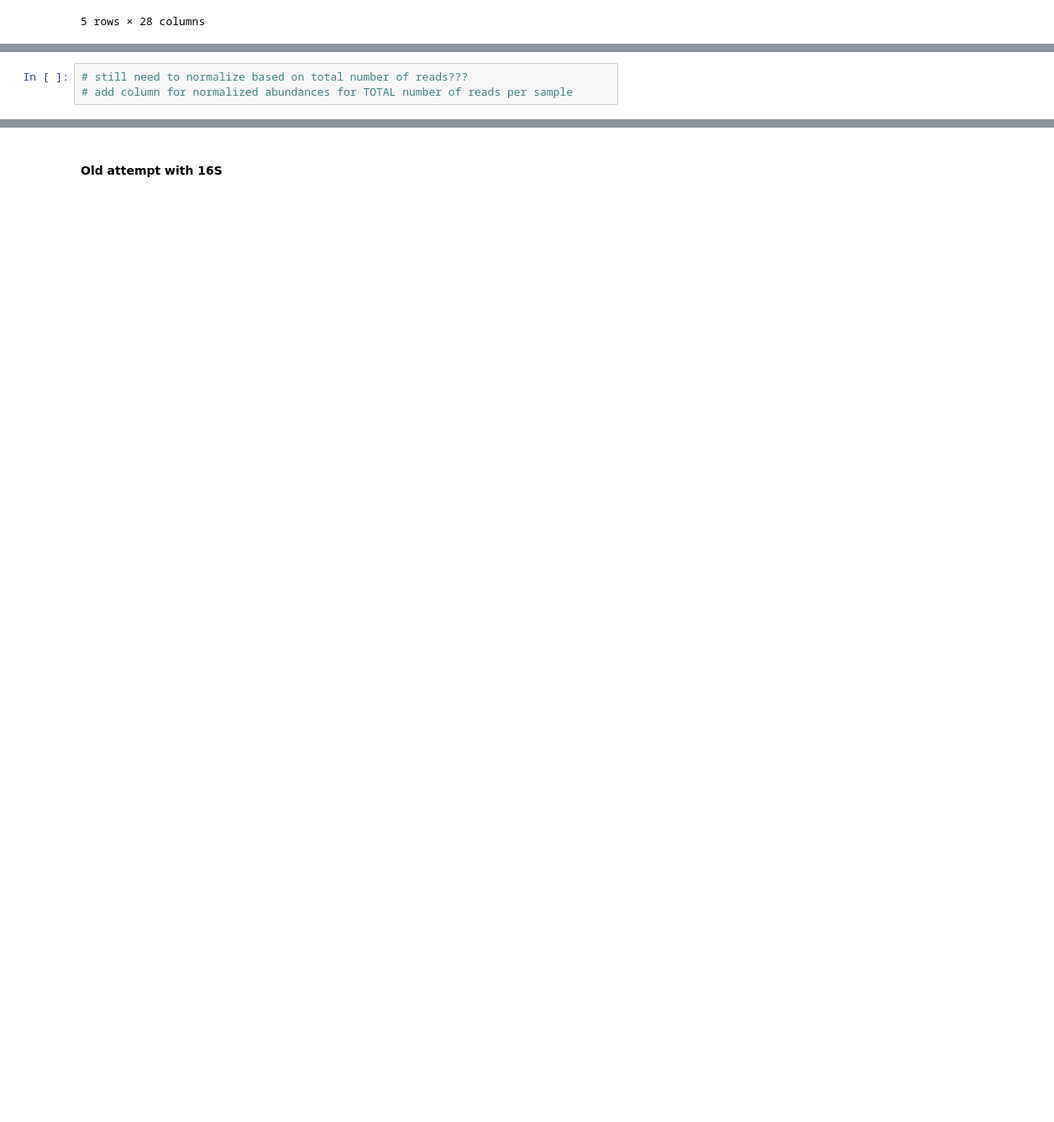
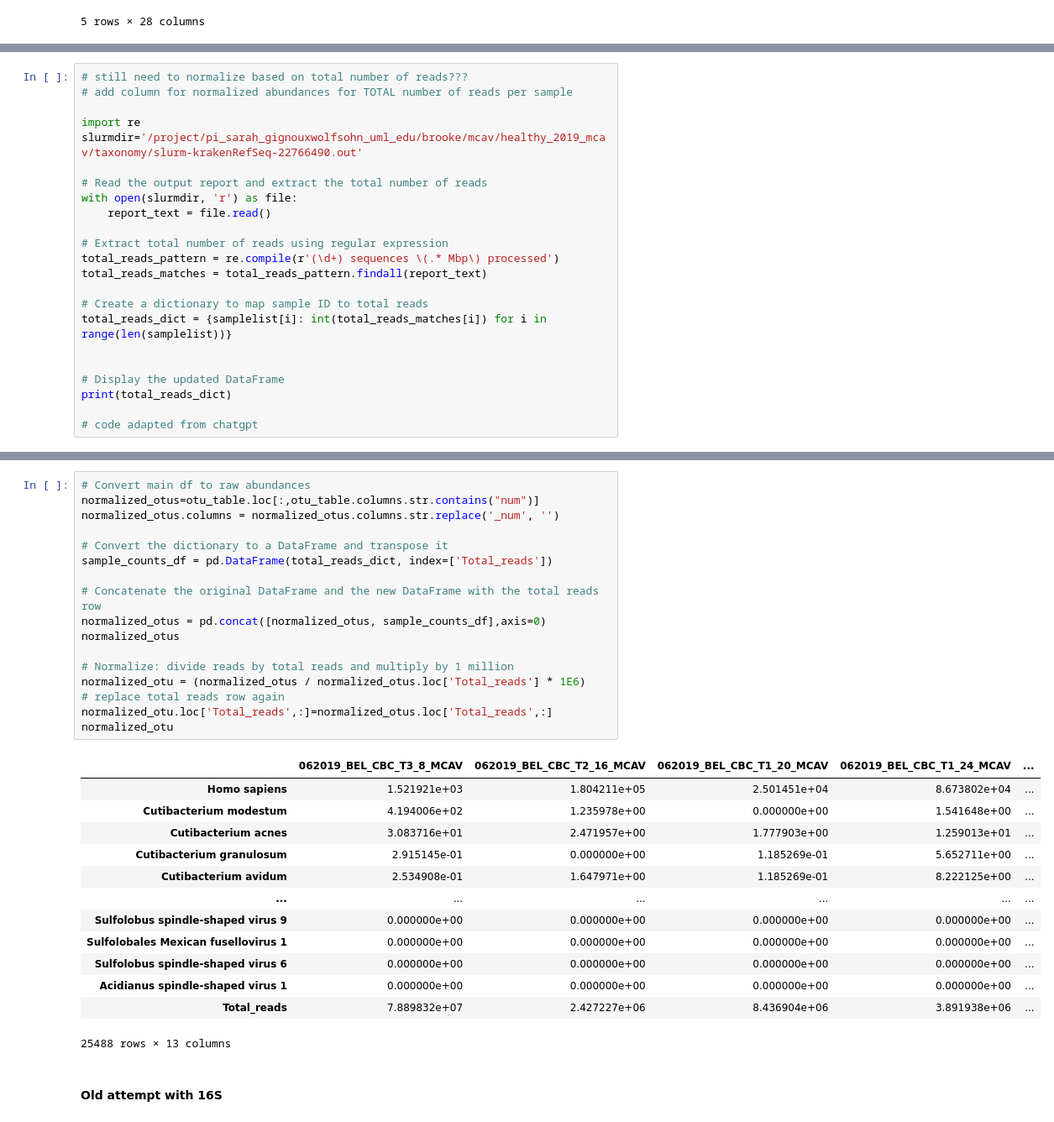
Before and after one commit to brookewicz/CBC_metagenomics, a Jupyter notebook: mcav1/4Taxa_Trials.ipynb, the cells around one changed output, grey strips where cells are left out. Shown: that part at 84% size. Saved outputs shown, nothing was run; the diff lists cells and outputs as text; blank space fills up the shorter version.

Commit message:
normalize mcav otu table

```diff
--- a/mcav1/4Taxa_Trials.ipynb
+++ b/mcav1/4Taxa_Trials.ipynb
@@ -1679,3 +1681,23 @@ otu_id
 # %%
 # still need to normalize based on total number of reads???
 # add column for normalized abundances for TOTAL number of reads per sample
+
+import re
+slurmdir='/project/pi_sarah_gignouxwolfsohn_uml_edu/brooke/mcav/healthy_2019_mcav/taxonomy/slurm-krakenRefSeq-22766490.out'
+
+# Read the output report and extract the total number of reads
+with open(slurmdir, 'r') as file:
+    report_text = file.read()
+
+# Extract total number of reads using regular expression
+total_reads_pattern = re.compile(r'(\d+) sequences \(.* Mbp\) processed')
+total_reads_matches = total_reads_pattern.findall(report_text)
+
+# Create a dictionary to map sample ID to total reads
+total_reads_dict = {samplelist[i]: int(total_reads_matches[i]) for i in range(len(samplelist))}
+
+
+# Display the updated DataFrame
+print(total_reads_dict)
+
+# code adapted from chatgpt
@@ -1682,3 +1706,34 @@ otu_id
+# %%
+# Convert main df to raw abundances
+normalized_otus=otu_table.loc[:,otu_table.columns.str.contains("num")]
+normalized_otus.columns = normalized_otus.columns.str.replace('_num', '')
+
+# Convert the dictionary to a DataFrame and transpose it
+sample_counts_df = pd.DataFrame(total_reads_dict, index=['Total_reads'])
+
+# Concatenate the original DataFrame and the new DataFrame with the total reads row
+normalized_otus = pd.concat([normalized_otus, sample_counts_df],axis=0)
+normalized_otus
+
+# Normalize: divide reads by total reads and multiply by 1 million
+normalized_otu = (normalized_otus / normalized_otus.loc['Total_reads'] * 1E6)
+# replace total reads row again
+normalized_otu.loc['Total_reads',:]=normalized_otus.loc['Total_reads',:]
+normalized_otu
+# %% [output]
+|  | 062019_BEL_CBC_T3_8_MCAV | 062019_BEL_CBC_T2_16_MCAV | 062019_BEL_CBC_T1_20_MCAV | 062019_BEL_CBC_T1_24_MCAV | ... |
+| Homo sapiens | 1.521921e+03 | 1.804211e+05 | 2.501451e+04 | 8.673802e+04 | ... |
+| Cutibacterium modestum | 4.194006e+02 | 1.235978e+00 | 0.000000e+00 | 1.541648e+00 | ... |
+| Cutibacterium acnes | 3.083716e+01 | 2.471957e+00 | 1.777903e+00 | 1.259013e+01 | ... |
+| Cutibacterium granulosum | 2.915145e-01 | 0.000000e+00 | 1.185269e-01 | 5.652711e+00 | ... |
+| Cutibacterium avidum | 2.534908e-01 | 1.647971e+00 | 1.185269e-01 | 8.222125e+00 | ... |
+| ... | ... | ... | ... | ... | ... |
+| Sulfolobus spindle-shaped virus 9 | 0.000000e+00 | 0.000000e+00 | 0.000000e+00 | 0.000000e+00 | ... |
+| Sulfolobales Mexican fusellovirus 1 | 0.000000e+00 | 0.000000e+00 | 0.000000e+00 | 0.000000e+00 | ... |
+| Sulfolobus spindle-shaped virus 6 | 0.000000e+00 | 0.000000e+00 | 0.000000e+00 | 0.000000e+00 | ... |
+| Acidianus spindle-shaped virus 1 | 0.000000e+00 | 0.000000e+00 | 0.000000e+00 | 0.000000e+00 | ... |
+| Total_reads | 7.889832e+07 | 2.427227e+06 | 8.436904e+06 | 3.891938e+06 | ... |
+25488 rows × 13 columns
 # %% [markdown]
 #### Old attempt with 16S
 # %%
```
Also changed, not shown: parts of 4 cells of this notebook.
